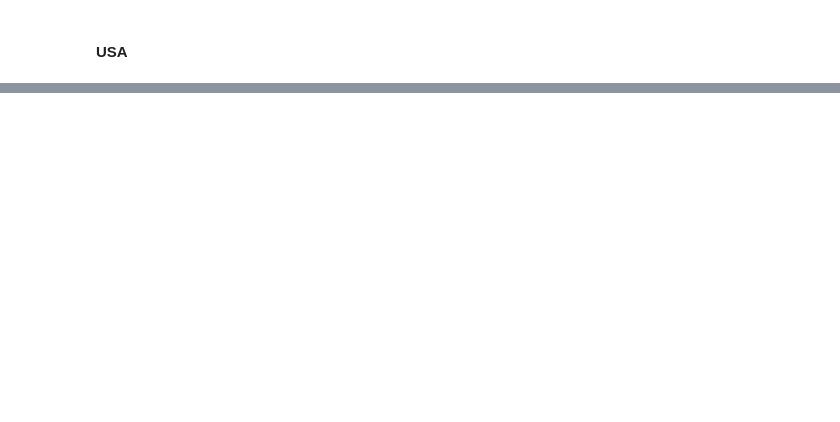
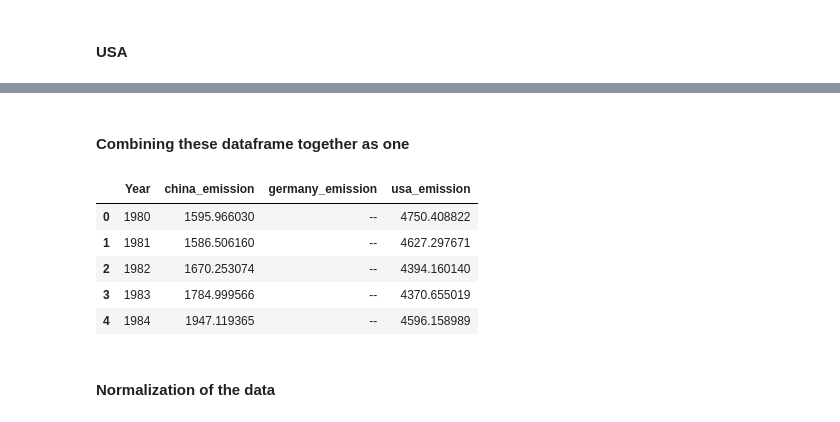
Before and after one commit to yuyhong23/ETL_Project, a Jupyter notebook: ETL_PROJECT.ipynb, the cells around one changed output, grey strips where cells are left out. Saved outputs shown, nothing was run; the diff lists cells and outputs as text; code cells hidden in the pictures; blank space fills up the shorter version.

```diff
--- a/ETL_PROJECT.ipynb
+++ b/ETL_PROJECT.ipynb
@@ -1492,0 +1474,20 @@ usa_co2_info_df.head()
+# %% [markdown]
+#### Combining these dataframe together as one
+# %%
+# Append all dataframes togather as one
+co2_info_all = china_co2_info_df.copy()
+co2_info_all["germany_emission"] = germany_co2_info_df["germany_emission"]
+co2_info_all["usa_emission"] = year_onward_removed["usa_emission"]
+
+#Reset index to Year
+co2_info_all.reset_index(drop=True, inplace=True)
+co2_info_all.head()
+# %% [output]
+|  | Year | china_emission | germany_emission | usa_emission |
+| 0 | 1980 | 1595.966030 | -- | 4750.408822 |
+| 1 | 1981 | 1586.506160 | -- | 4627.297671 |
+| 2 | 1982 | 1670.253074 | -- | 4394.160140 |
+| 3 | 1983 | 1784.999566 | -- | 4370.655019 |
+| 4 | 1984 | 1947.119365 | -- | 4596.158989 |
+# %% [markdown]
+#### Normalization of the data
```
Also changed, not shown: parts of 10 cells of this notebook.
